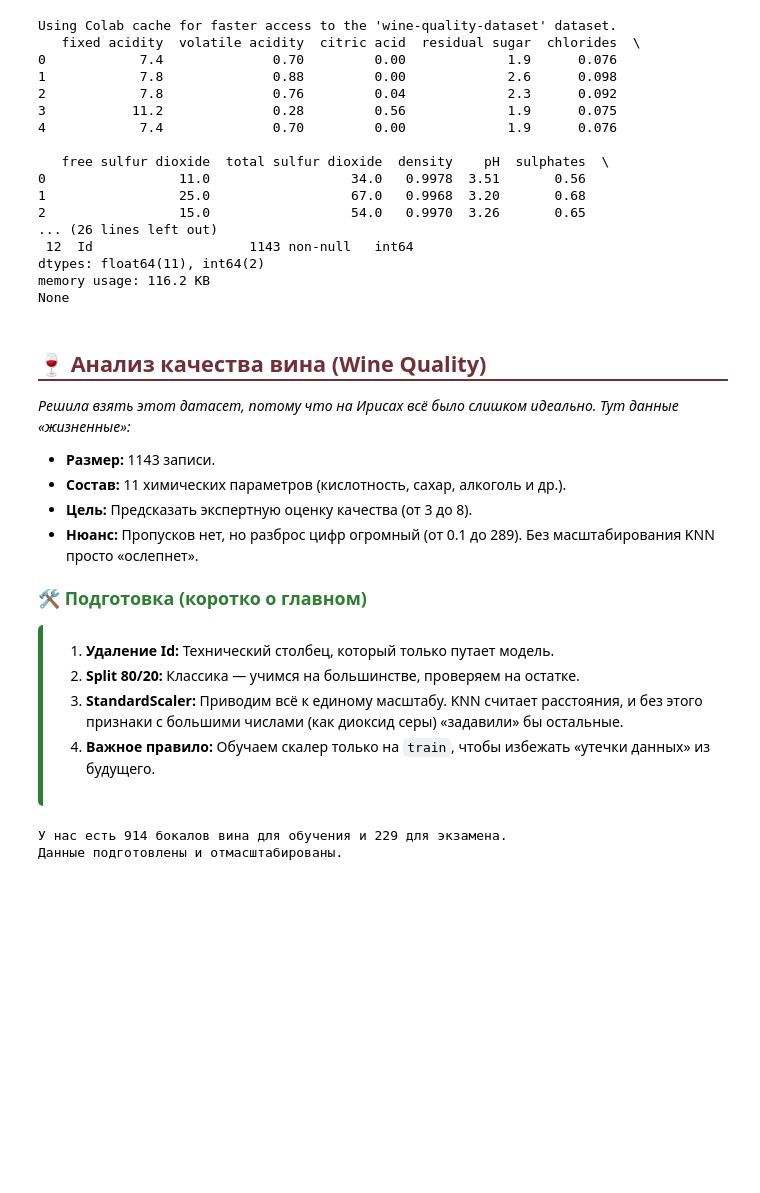
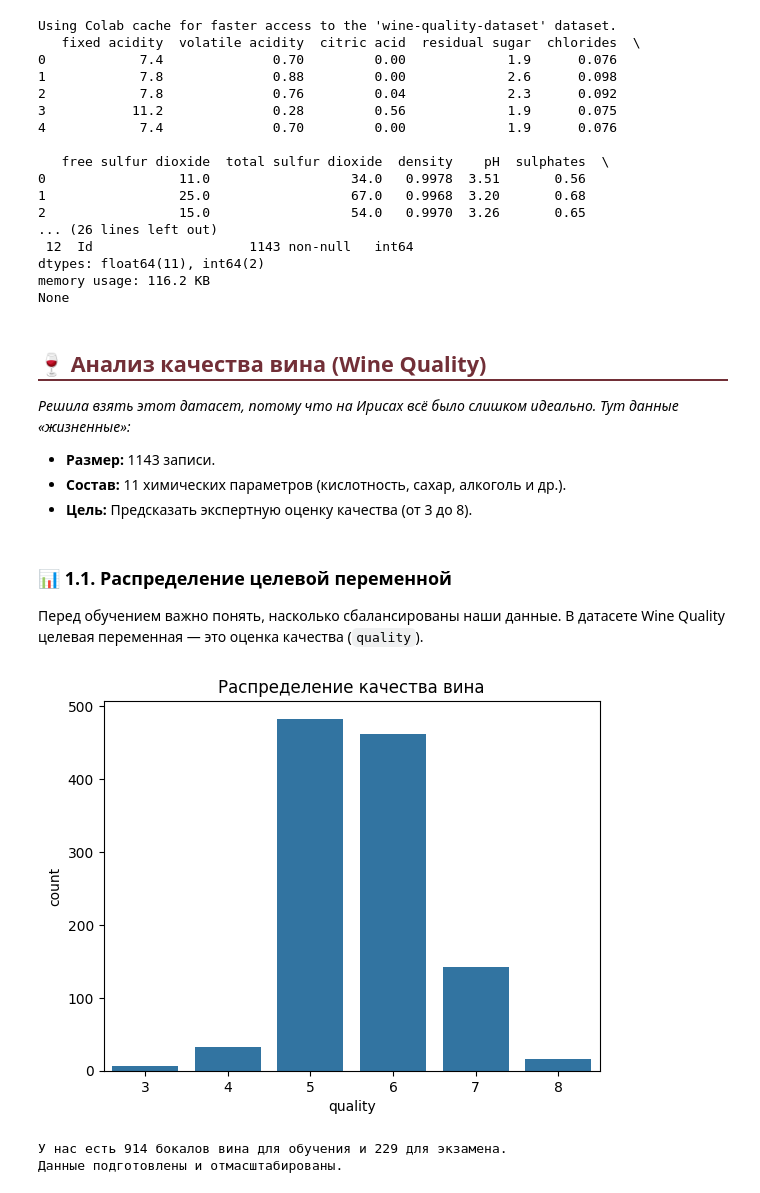
Before and after one commit to maria11-lab/Ml_course_homework, a Jupyter notebook: hw03_.ipynb, the cells around one changed output. Drawn from its saved outputs; the diff is of its cells as text; code cells hidden in the pictures; blank space fills up the shorter version.

```diff
--- a/hw03_.ipynb
+++ b/hw03_.ipynb
@@ -43,19 +46,18 @@ None
     <li><b>Размер:</b> 1143 записи.</li>
     <li><b>Состав:</b> 11 химических параметров (кислотность, сахар, алкоголь и др.).</li>
     <li><b>Цель:</b> Предсказать экспертную оценку качества (от 3 до 8).</li>
-    <li><b>Нюанс:</b> Пропусков нет, но разброс цифр огромный (от 0.1 до 289). Без масштабирования KNN просто «ослепнет».</li>
-</ul>
-
-<h3 style="color: #2e7d32; margin-top: 20px;">🛠️ Подготовка (коротко о главном)</h3>
-
-<div style="background-color: #ffffff; padding: 15px; border-left: 5px solid #2e7d32; border-radius: 5px;">
-    <ol style="margin: 0; padding-left: 20px; line-height: 1.6;">
-        <li><b>Удаление Id:</b> Технический столбец, который только путает модель.</li>
-        <li><b>Split 80/20:</b> Классика — учимся на большинстве, проверяем на остатке.</li>
-        <li><b>StandardScaler:</b> Приводим всё к единому масштабу. KNN считает расстояния, и без этого признаки с большими числами (как диоксид серы) «задавили» бы остальные.</li>
-        <li><b>Важное правило:</b> Обучаем скалер только на <code>train</code>, чтобы избежать «утечки данных» из будущего.</li>
-    </ol>
-</div>
+# %% [markdown]
+### 📊 1.1. Распределение целевой переменной
+Перед обучением важно понять, насколько сбалансированы наши данные. В датасете Wine Quality целевая переменная — это оценка качества (`quality`).
+# %%
+import seaborn as sns
+import matplotlib.pyplot as plt
+
+sns.countplot(x='quality', data=df)
+plt.title('Распределение качества вина')
+plt.show()
+# %% [output]
+[figure, added]
 # %%
 from sklearn.model_selection import train_test_split
 from sklearn.preprocessing import StandardScaler
```
Also changed, not shown: parts of 10 cells of this notebook.
